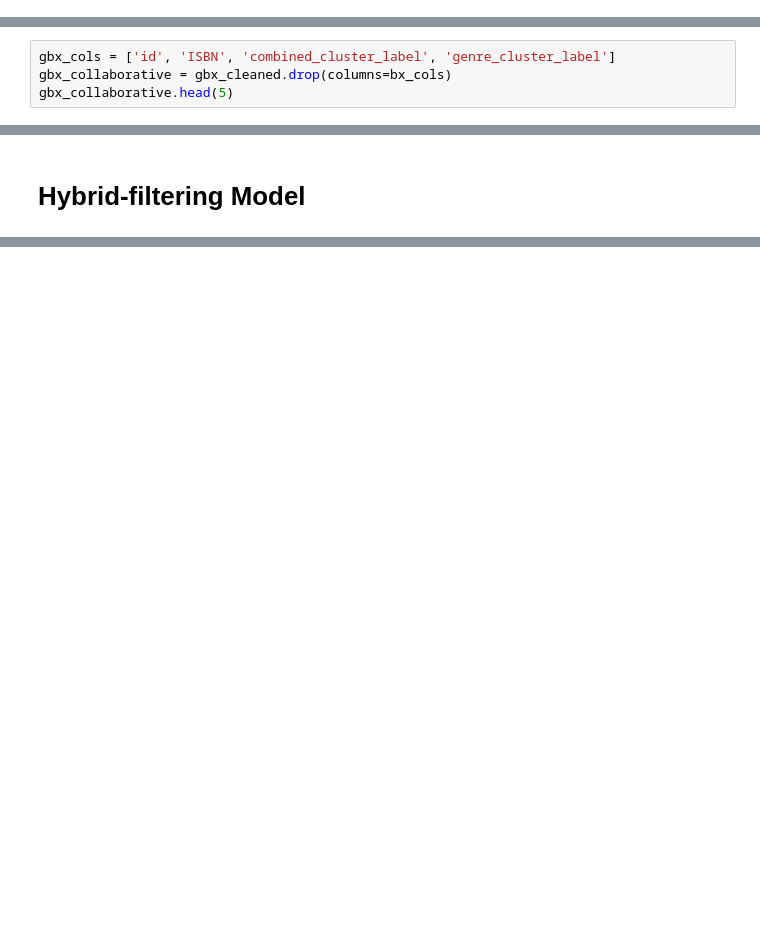
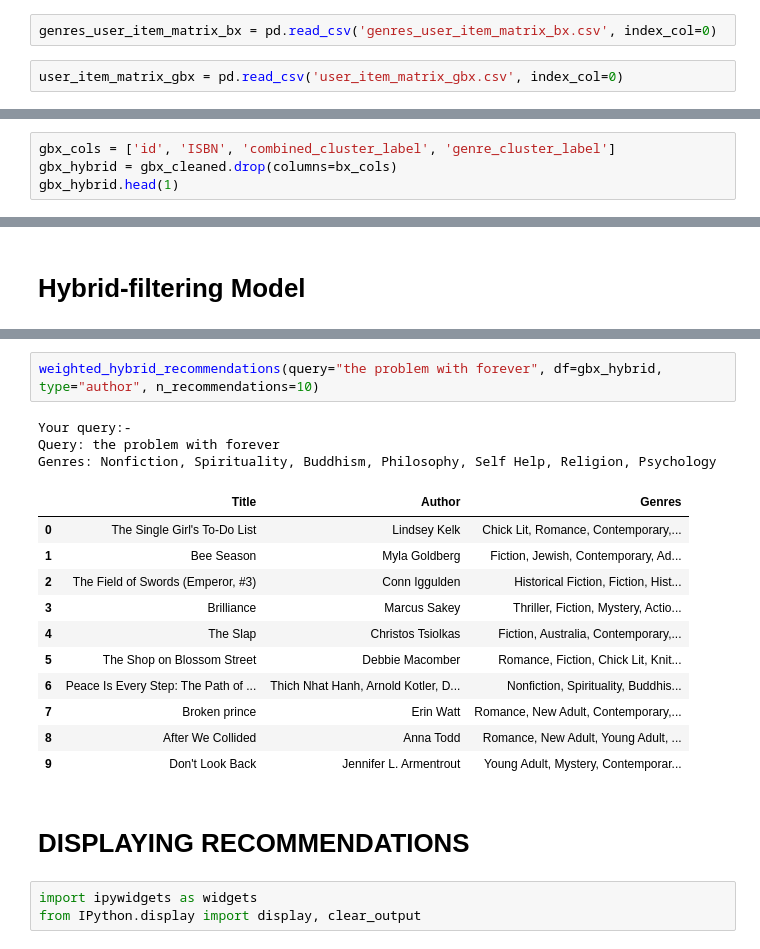
Before and after one commit to sanjeevani1193/Book-Recommendation-System-Using-Machine-Learning-Techniques, a Jupyter notebook: Book_Recommendation_System.ipynb, the cells around one changed output, grey strips where cells are left out. Saved outputs shown, nothing was run; the diff lists cells and outputs as text; blank space fills up the shorter version.

```diff
--- a/Book_Recommendation_System.ipynb
+++ b/Book_Recommendation_System.ipynb
@@ -618,0 +509,4 @@ combined_item_similarity_cf_recommendations(book_title, gbx_cf, n_recommendation
+# %%
+genres_user_item_matrix_bx = pd.read_csv('genres_user_item_matrix_bx.csv', index_col=0)
+# %%
+user_item_matrix_gbx = pd.read_csv('user_item_matrix_gbx.csv', index_col=0)
@@ -634,7 +897,7 @@ bx_collaborative.head(5)
 # %%
 gbx_cols = ['id', 'ISBN', 'combined_cluster_label', 'genre_cluster_label']
-gbx_collaborative = gbx_cleaned.drop(columns=bx_cols)
-gbx_collaborative.head(5)
+gbx_hybrid = gbx_cleaned.drop(columns=bx_cols)
+gbx_hybrid.head(1)
 # %% [output]
 |  | id | BookID | Author | Title | Average_Rating | UserID | User_Rating | cleaned_title | ... |
 | 0 | 1 | 2767052 | Suzanne Collins | The Hunger Games | 4 | 314 | 5 | hunger game | ... |
@@ -708,0 +1502,22 @@ def hybrid_recommendations(book_title, df, n_recommendations=5):
+# %%
+weighted_hybrid_recommendations(query="the problem with forever", df=gbx_hybrid, type="author", n_recommendations=10)
+# %% [output]
+Your query:-
+Query: the problem with forever
+Genres: Nonfiction, Spirituality, Buddhism, Philosophy, Self Help, Religion, Psychology
+|  | Title | Author | Genres |
+| 0 | The Single Girl's To-Do List | Lindsey Kelk | Chick Lit, Romance, Contemporary,... |
+| 1 | Bee Season | Myla Goldberg | Fiction, Jewish, Contemporary, Ad... |
+| 2 | The Field of Swords (Emperor, #3) | Conn Iggulden | Historical Fiction, Fiction, Hist... |
+| 3 | Brilliance | Marcus Sakey | Thriller, Fiction, Mystery, Actio... |
+| 4 | The Slap | Christos Tsiolkas | Fiction, Australia, Contemporary,... |
+| 5 | The Shop on Blossom Street | Debbie Macomber | Romance, Fiction, Chick Lit, Knit... |
+| 6 | Peace Is Every Step: The Path of ... | Thich Nhat Hanh, Arnold Kotler, D... | Nonfiction, Spirituality, Buddhis... |
+| 7 | Broken prince | Erin Watt | Romance, New Adult, Contemporary,... |
+| 8 | After We Collided | Anna Todd | Romance, New Adult, Young Adult, ... |
+| 9 | Don't Look Back | Jennifer L. Armentrout | Young Adult, Mystery, Contemporar... |
+# %% [markdown]
+# DISPLAYING RECOMMENDATIONS
+# %%
+import ipywidgets as widgets
+from IPython.display import display, clear_output
```
Also changed, not shown: parts of 163 cells of this notebook.
